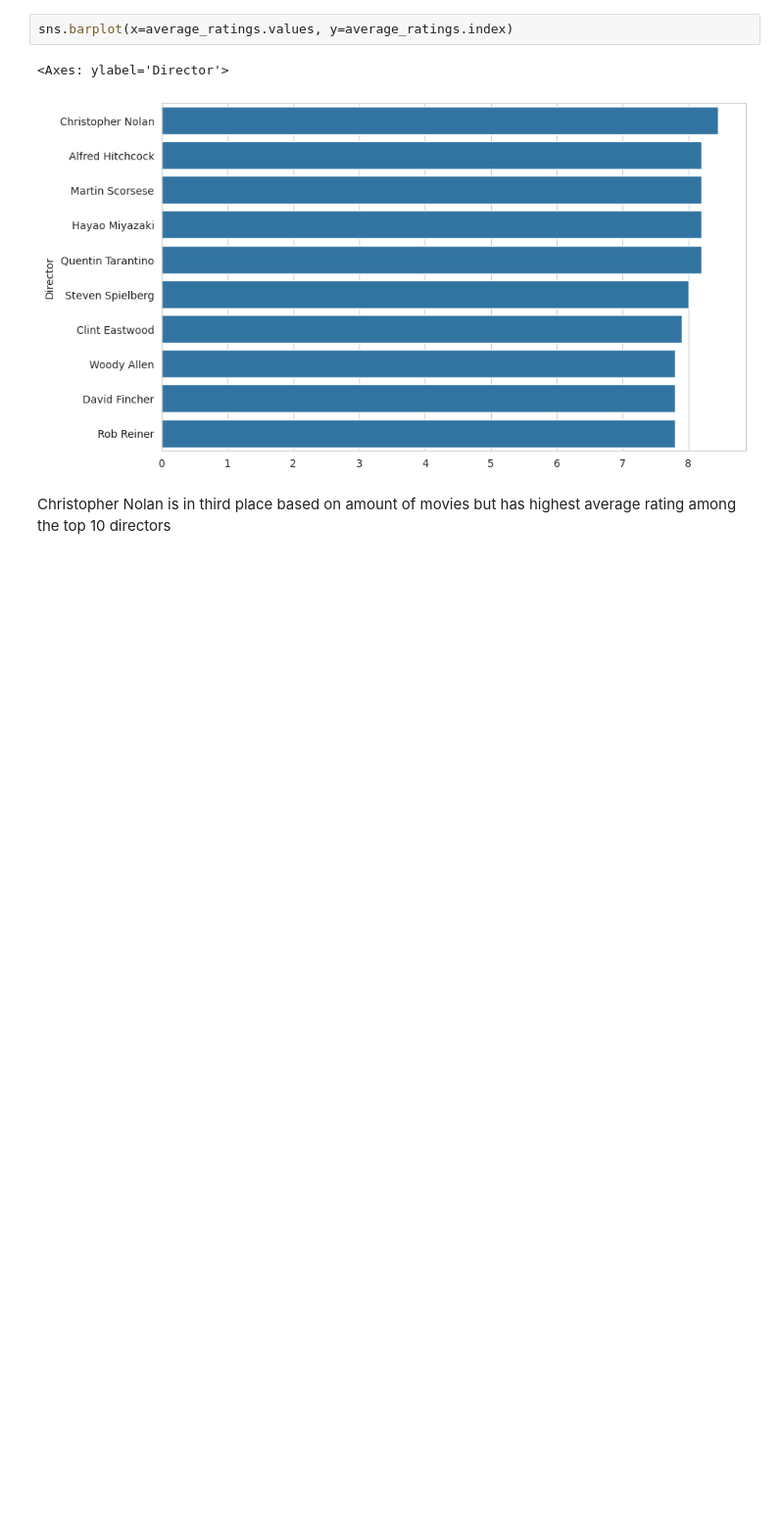
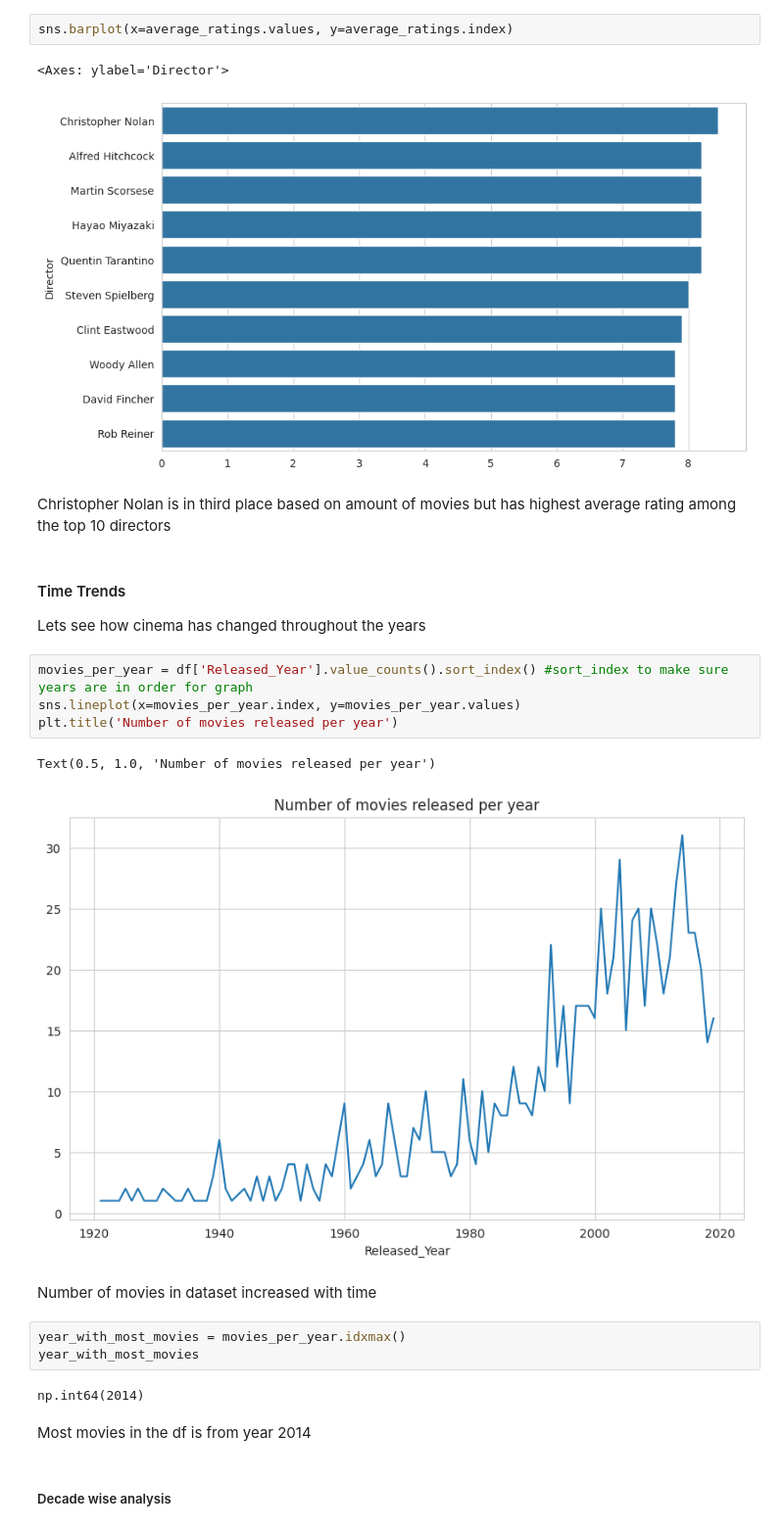
Before and after one commit to rahulkrishna-s/imdb-eda-notebooks, a Jupyter notebook: notebooks/imdb_eda.ipynb, the cells around one changed output. Shown at 98% size. Drawn from its saved outputs; the diff is of its cells as text; blank space fills up the shorter version.

Commit message:
Time trends analysis

```diff
--- a/notebooks/imdb_eda.ipynb
+++ b/notebooks/imdb_eda.ipynb
@@ -415,3 +415,24 @@ sns.barplot(x=average_ratings.values, y=average_ratings.index)
 [figure]
 # %% [markdown]
 Christopher Nolan is in third place based on amount of movies but has highest average rating among the top 10 directors
+# %% [markdown]
+#### Time Trends
+Lets see how cinema has changed throughout the years
+# %%
+movies_per_year = df['Released_Year'].value_counts().sort_index() #sort_index to make sure years are in order for graph
+sns.lineplot(x=movies_per_year.index, y=movies_per_year.values)
+plt.title('Number of movies released per year')
+# %% [output]
+Text(0.5, 1.0, 'Number of movies released per year')
+[figure, added]
+# %% [markdown]
+Number of movies in dataset increased with time
+# %%
+year_with_most_movies = movies_per_year.idxmax()
+year_with_most_movies
+# %% [output]
+np.int64(2014)
+# %% [markdown]
+Most movies in the df is from year 2014
+# %% [markdown]
+##### Decade wise analysis
```
Also changed, not shown: parts of 3 cells of this notebook.
